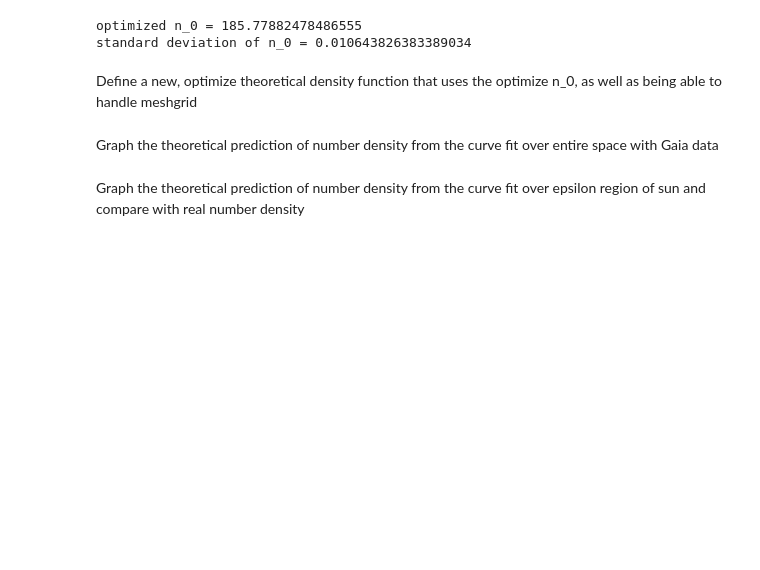
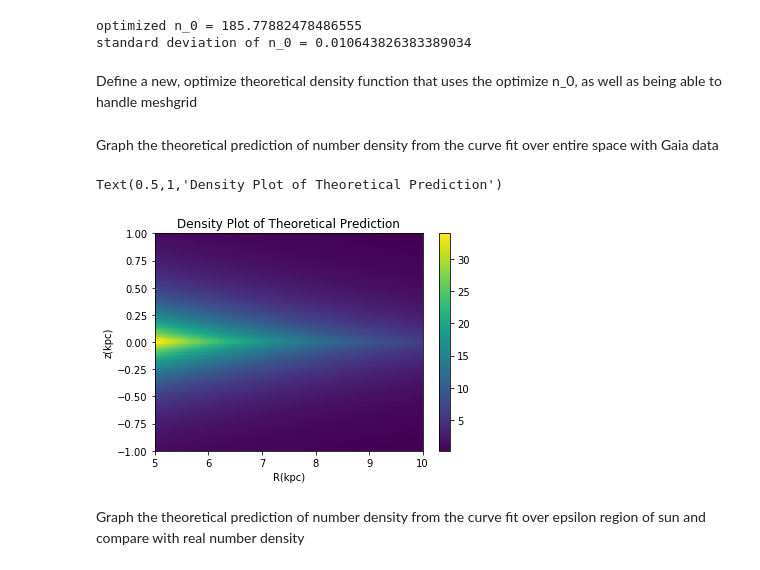
Before and after one commit to mwbub/Gaia-I3, a Jupyter notebook: Code/mock_data/sampling/selection function.ipynb, the cells around one changed output. Drawn from its saved outputs; the diff is of its cells as text; code cells hidden in the pictures; blank space fills up the shorter version.

```diff
--- a/Code/mock_data/sampling/selection function.ipynb
+++ b/Code/mock_data/sampling/selection function.ipynb
@@ -92,14 +92,17 @@ def n_optimized(R, z):
 # %% [markdown]
 Graph the theoretical prediction of number density from the curve fit over entire space with Gaia data
 # %%
-R_linspace = np.linspace(R_min, R_max, bin_R)
-z_linspace = np.linspace(z_min, z_max, bin_z)
+R_linspace = np.linspace(R_min, R_max, 100)
+z_linspace = np.linspace(z_min, z_max, 100)
 Rv, zv = np.meshgrid(R_linspace, z_linspace)
 plt.pcolor(Rv, zv, n_optimized(Rv,zv))
 plt.colorbar()
 plt.xlabel('R(kpc)')
 plt.ylabel('z(kpc)')
 plt.title("Density Plot of Theoretical Prediction")
+# %% [output]
+Text(0.5,1,'Density Plot of Theoretical Prediction')
+[figure, added]
 # %% [markdown]
 Graph the theoretical prediction of number density from the curve fit over epsilon region of sun and compare with real number density
 # %%
```
Also changed, not shown: parts of 1 cell of this notebook.
